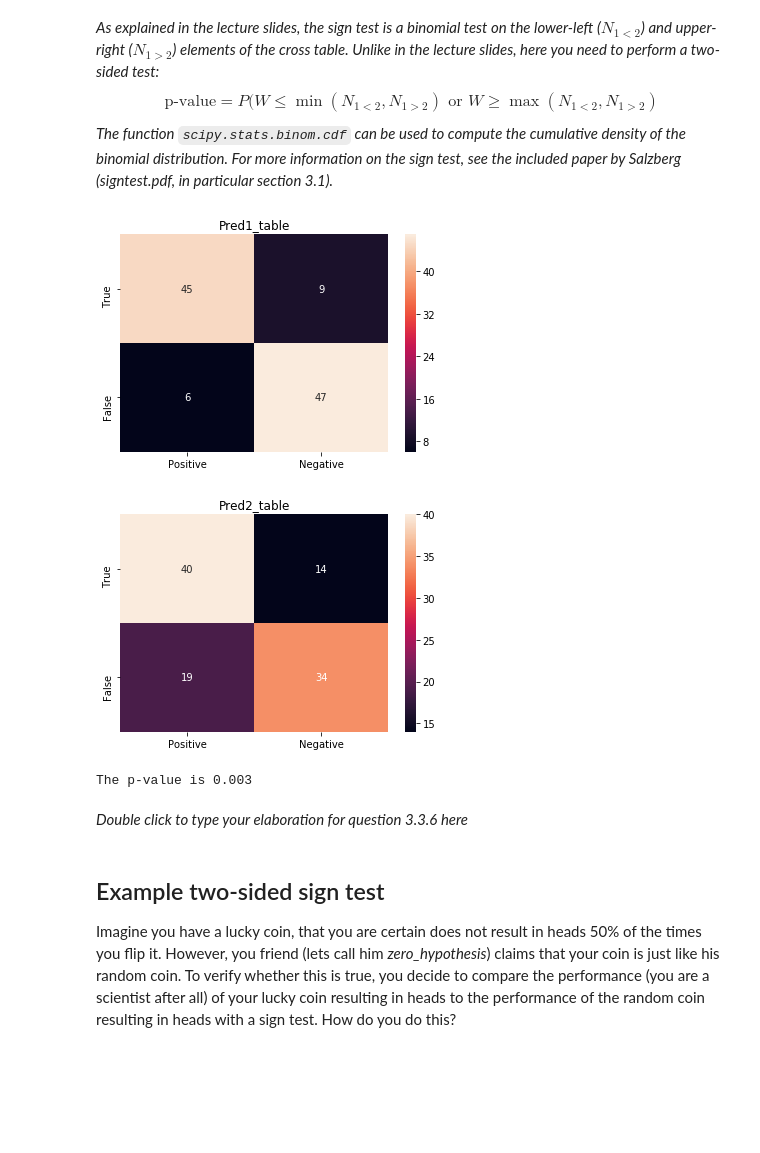
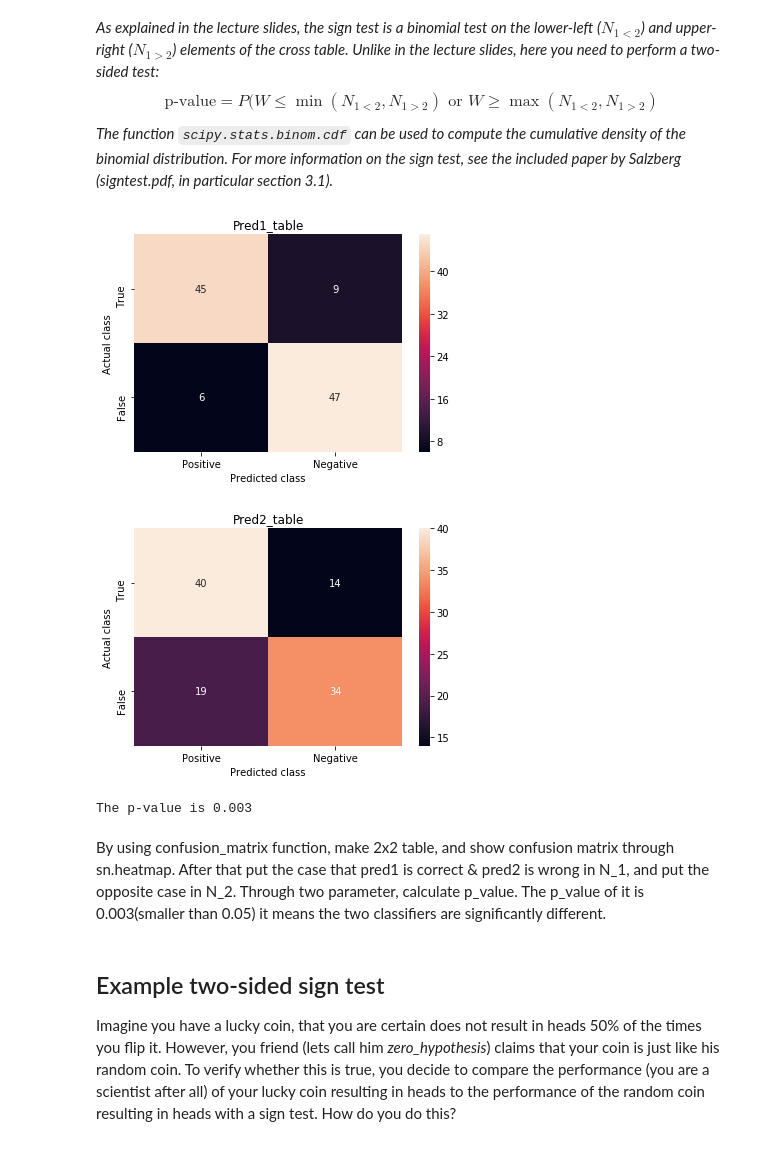
Before and after one commit to obp3ter/Data-Mining, a Jupyter notebook: Assignment_3.ipynb, the cells around one changed output. Drawn from its saved outputs; the diff is of its cells as text; code cells hidden in the pictures; blank space fills up the shorter version.

```diff
--- a/Assignment_3.ipynb
+++ b/Assignment_3.ipynb
@@ -80,7 +81,7 @@ AttributeError: module 'pandas.io' has no attribute 'loadmat'
 # %%
 import Toolbox.treeprint as tp
 # Fit tree classifier, Gini split criterion
-dtc = sklearn.tree.DecisionTreeClassifier(criterion='gini', min_samples_split=100)
+dtc = DecisionTreeClassifier(criterion='gini', min_samples_split=100)
 dtc= dtc.fit(X,y)
 
 tp.tree_print(dtc,attributeNames,classNames)
@@ -374,33 +481,37 @@ For more information on the sign test, see the included paper by Salzberg (signt
 # %%
 import seaborn as sn
 import pandas as pd
 import matplotlib.pyplot as plt
 from sklearn.metrics import confusion_matrix
 from scipy.stats import binom
 th1_st = pd.DataFrame(confusion_matrix(true_class, th_pred1), index = ["True","False"],
                   columns = ["Positive","Negative"])
 th2_st = pd.DataFrame(confusion_matrix(true_class, th_pred2), index = ["True","False"],
                   columns = ["Positive","Negative"])
 sn.heatmap(th1_st, annot=True)
 plt.title("Pred1_table")
+plt.xlabel("Predicted class")
+plt.ylabel("Actual class")
 plt.show()
 sn.heatmap(th2_st, annot=True)
 plt.title("Pred2_table")
+plt.xlabel("Predicted class")
+plt.ylabel("Actual class")
 plt.show()
 
-N_1 = sum((th_pred1 == true_class) & (th_pred2 != true_class)) #how often your th_1 won
-N_2 = sum((th_pred2 == true_class) & (th_pred1 != true_class)) #how often the th_2 won
-N = N_1 + N_2 #how often one classifier was a winner
+N_1 = sum((th_pred1 == true_class) & (th_pred2 != true_class))
+N_2 = sum((th_pred2 == true_class) & (th_pred1 != true_class))
+N = N_1 + N_2
 b = binom(N,0.5)
 p_value = b.cdf(min(N_1,N_2)) + (1-b.cdf(max(N_1,N_2)-1))
 
 print('The p-value is {:.3f}'.format(p_value))
 # %% [output]
-[figure, old version]
+[figure, new version]
-[figure, old version]
+[figure, new version]
 The p-value is 0.003
-# %% [markdown]
-*Double click to type your elaboration for question 3.3.6 here*
+# %% [markdown]
+By using confusion_matrix function, make 2x2 table, and show confusion matrix through sn.heatmap. After that put the case that pred1 is correct & pred2 is wrong in N_1, and put the opposite case in N_2. Through two parameter, calculate p_value. The p_value of it is 0.003(smaller than 0.05) it means the two classifiers are significantly different.
 # %% [markdown]
 ## Example two-sided sign test
 
```
Also changed, not shown: parts of 13 cells of this notebook.
